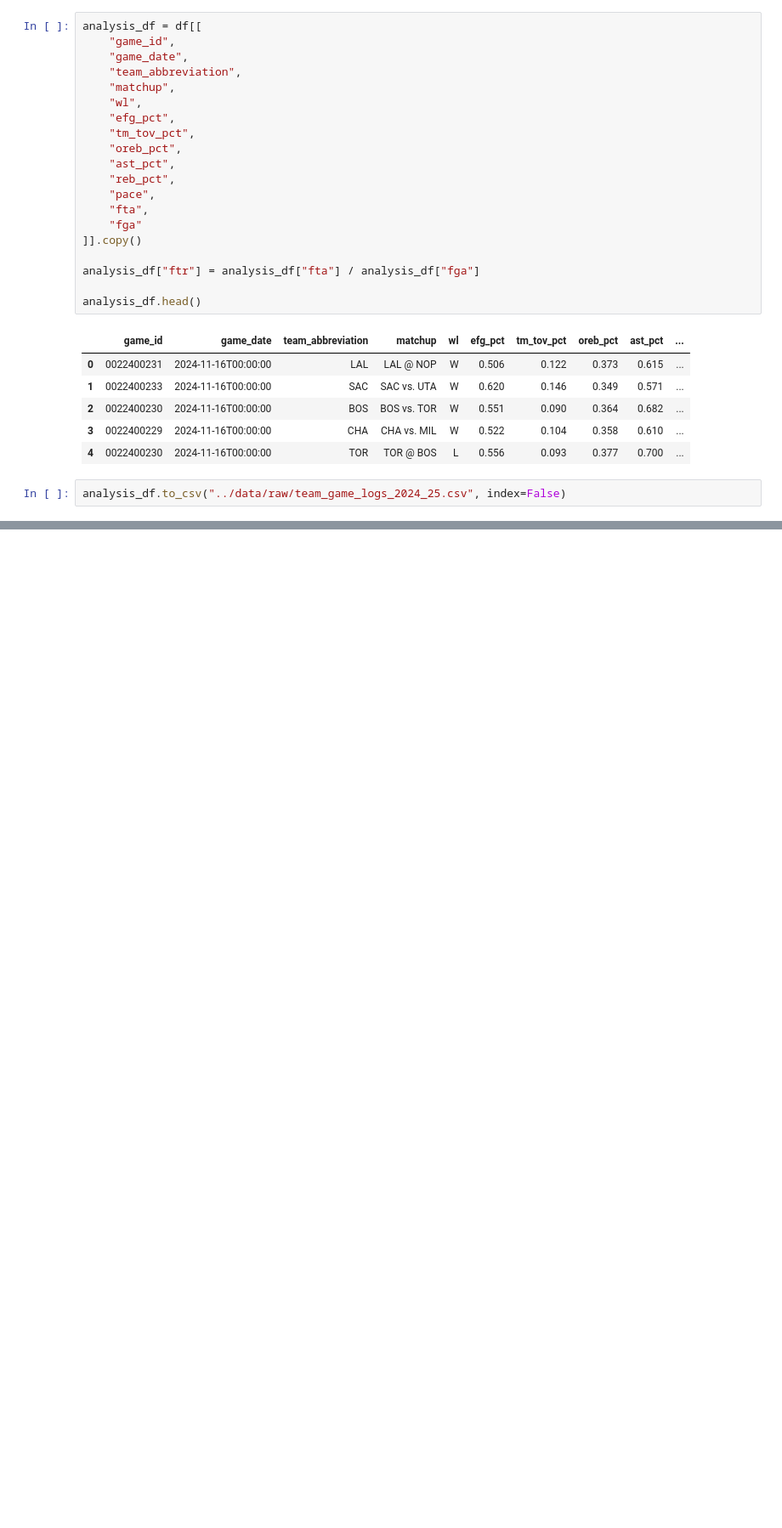
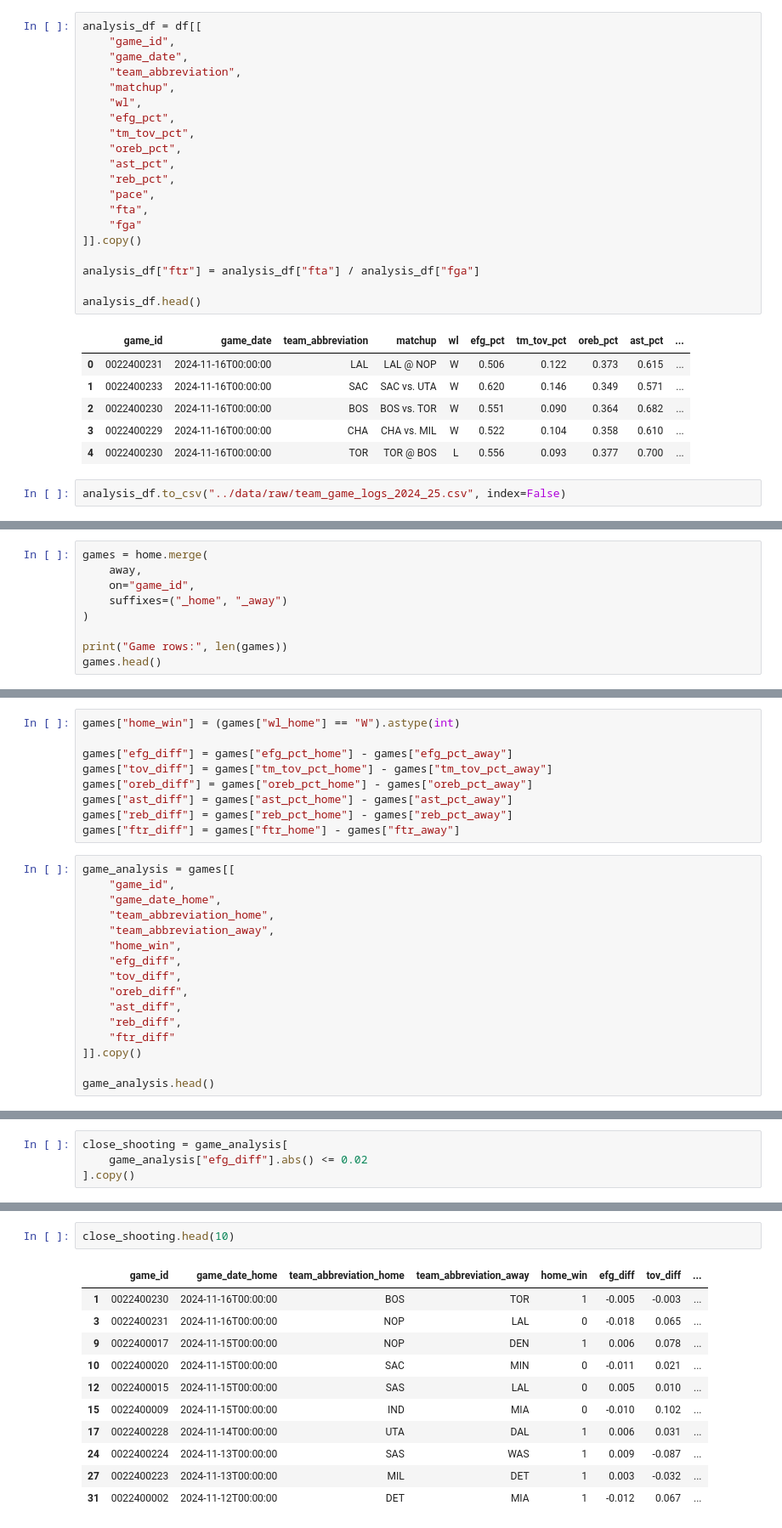
Before and after one commit to timreeg/nba-winning-without-outshooting, a Jupyter notebook: notebooks/01_data_exploration.ipynb, the cells around one changed output, grey strips where cells are left out. Shown at 85% size. Drawn from its saved outputs; the diff is of its cells as text; blank space fills up the shorter version.

Commit message:
Create close-shooting game dataset and initial comparison

```diff
--- a/notebooks/01_data_exploration.ipynb
+++ b/notebooks/01_data_exploration.ipynb
@@ -193,0 +348,9 @@ analysis_df.to_csv("../data/raw/team_game_logs_2024_25.csv", index=False)
+# %%
+games = home.merge(
+    away,
+    on="game_id",
+    suffixes=("_home", "_away")
+)
+
+print("Game rows:", len(games))
+games.head()
@@ -193,0 +366,25 @@ analysis_df.to_csv("../data/raw/team_game_logs_2024_25.csv", index=False)
+# %%
+games["home_win"] = (games["wl_home"] == "W").astype(int)
+
+games["efg_diff"] = games["efg_pct_home"] - games["efg_pct_away"]
+games["tov_diff"] = games["tm_tov_pct_home"] - games["tm_tov_pct_away"]
+games["oreb_diff"] = games["oreb_pct_home"] - games["oreb_pct_away"]
+games["ast_diff"] = games["ast_pct_home"] - games["ast_pct_away"]
+games["reb_diff"] = games["reb_pct_home"] - games["reb_pct_away"]
+games["ftr_diff"] = games["ftr_home"] - games["ftr_away"]
+# %%
+game_analysis = games[[
+    "game_id",
+    "game_date_home",
+    "team_abbreviation_home",
+    "team_abbreviation_away",
+    "home_win",
+    "efg_diff",
+    "tov_diff",
+    "oreb_diff",
+    "ast_diff",
+    "reb_diff",
+    "ftr_diff"
+]].copy()
+
+game_analysis.head()
@@ -193,0 +402,4 @@ analysis_df.to_csv("../data/raw/team_game_logs_2024_25.csv", index=False)
+# %%
+close_shooting = game_analysis[
+    game_analysis["efg_diff"].abs() <= 0.02
+].copy()
@@ -193,0 +414,14 @@ analysis_df.to_csv("../data/raw/team_game_logs_2024_25.csv", index=False)
+# %%
+close_shooting.head(10)
+# %% [output]
+|  | game_id | game_date_home | team_abbreviation_home | team_abbreviation_away | home_win | efg_diff | tov_diff | ... |
+| 1 | 0022400230 | 2024-11-16T00:00:00 | BOS | TOR | 1 | -0.005 | -0.003 | ... |
+| 3 | 0022400231 | 2024-11-16T00:00:00 | NOP | LAL | 0 | -0.018 | 0.065 | ... |
+| 9 | 0022400017 | 2024-11-15T00:00:00 | NOP | DEN | 1 | 0.006 | 0.078 | ... |
+| 10 | 0022400020 | 2024-11-15T00:00:00 | SAC | MIN | 0 | -0.011 | 0.021 | ... |
+| 12 | 0022400015 | 2024-11-15T00:00:00 | SAS | LAL | 0 | 0.005 | 0.010 | ... |
+| 15 | 0022400009 | 2024-11-15T00:00:00 | IND | MIA | 0 | -0.010 | 0.102 | ... |
+| 17 | 0022400228 | 2024-11-14T00:00:00 | UTA | DAL | 1 | 0.006 | 0.031 | ... |
+| 24 | 0022400224 | 2024-11-13T00:00:00 | SAS | WAS | 1 | 0.009 | -0.087 | ... |
+| 27 | 0022400223 | 2024-11-13T00:00:00 | MIL | DET | 1 | 0.003 | -0.032 | ... |
+| 31 | 0022400002 | 2024-11-12T00:00:00 | DET | MIA | 1 | -0.012 | 0.067 | ... |
```
Also changed, not shown: parts of 19 cells of this notebook, 1 other file.
